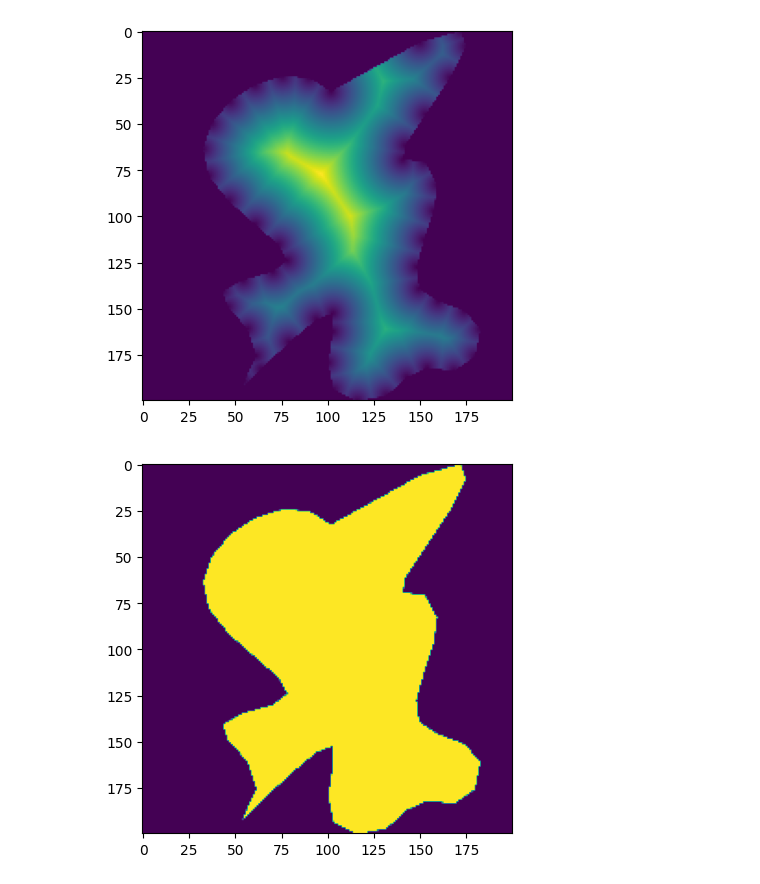
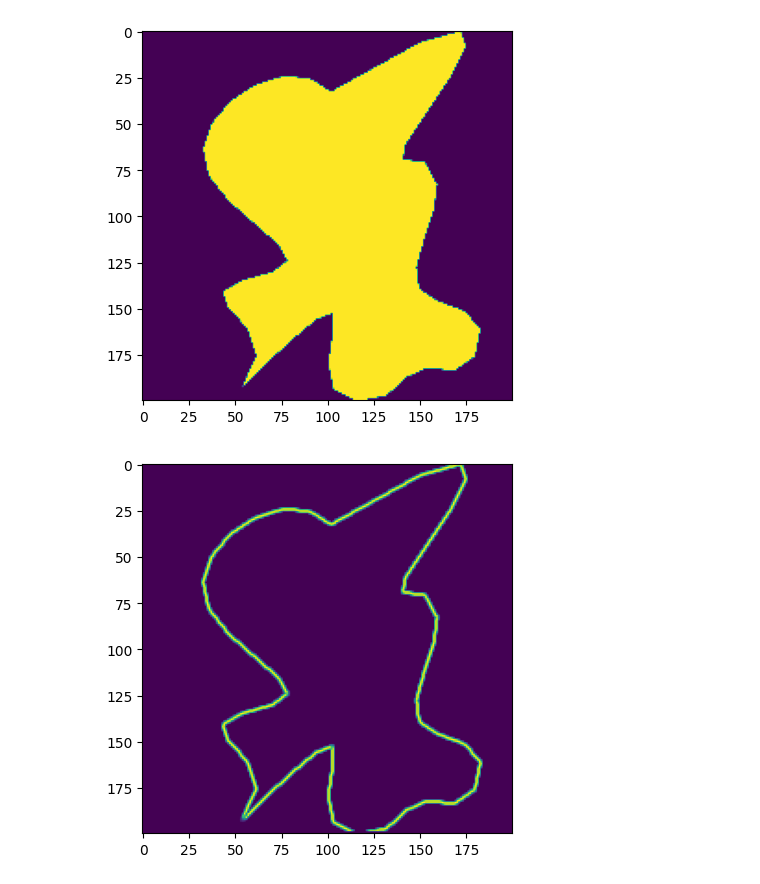
Before and after one commit to antoinehabis/torch_contour, a Jupyter notebook: test.ipynb, the cells around one changed output. Drawn from its saved outputs; the diff is of its cells as text; code cells hidden in the pictures.

Commit message:
fix the draw contour layer

```diff
--- a/test.ipynb
+++ b/test.ipynb
@@ -1,5 +1,5 @@
 # %%
-from torch_contour.torch_contour1 import area, perimeter, hausdorff_distance, Draw_contour, Contour_to_distance_map, Contour_to_mask, Draw_contour
+from torch_contour.torch_contour import Contour_to_distance_map, Contour_to_mask, Draw_contour
 import torch
 import matplotlib.pyplot as plt
 
@@ -34,92 +34,38 @@ polygons1 = torch.tensor([[[[0.1640, 0.5085],
           [0.9858, 0.6581],
           [0.9355, 0.7131],
           [0.9104, 0.7682],
           [0.9184, 0.8406],
           [0.8799, 0.8974],
           [0.8058, 0.9121],
           [0.7568, 0.8694],
           [0.7305, 0.7982],
           [0.6964, 0.7466],
           [0.6378, 0.7394],
           [0.5639, 0.7597],
           [0.4864, 0.7858],
           [0.4153, 0.7953],
           [0.3524, 0.7609],
           [0.3484, 0.7028],
           [0.3092, 0.7089],
           [0.2255, 0.7632],
           [0.1265, 0.8300],
           [0.0416, 0.8736],
           [0.0000, 0.8584],
           [0.0310, 0.7486],
           [0.1640, 0.5085]]]], dtype=torch.float32)
 
-polygons2 = torch.tensor([[[[0.0460, 0.3955],
-          [0.0000, 0.2690],
-          [0.0179, 0.1957],
-          [0.0789, 0.1496],
-          [0.1622, 0.1049],
-          [0.2495, 0.0566],
-          [0.3287, 0.0543],
-          [0.3925, 0.1280],
-          [0.4451, 0.2231],
-          [0.4928, 0.2692],
-          [0.5436, 0.2215],
-          [0.6133, 0.1419],
-          [0.7077, 0.1118],
-          [0.7603, 0.1569],
-          [0.7405, 0.2511],
-          [0.6742, 0.3440],
-          [0.6042, 0.4099],
-          [0.6036, 0.4780],
-          [0.6693, 0.5520],
-          [0.7396, 0.6100],
-          [0.8190, 0.6502],
-          [0.9172, 0.6815],
-          [0.9818, 0.7310],
-          [0.9605, 0.8186],
-          [0.8830, 0.9023],
-          [0.8048, 0.9205],
-          [0.7506, 0.8514],
-          [0.6597, 0.7975],
-          [0.5866, 0.8195],
-          [0.5988, 0.9145],
-          [0.6419, 1.0000],
-          [0.6529, 0.9978],
-          [0.6253, 0.9186],
-          [0.5714, 0.8027],
-          [0.5035, 0.6905],
-          [0.4340, 0.6223],
-          [0.3713, 0.6260],
-          [0.3116, 0.6854],
-          [0.2478, 0.7748],
-          [0.1732, 0.8687],
-          [0.0892, 0.9420],
-          [0.0353, 0.9737],
-          [0.0452, 0.9514],
-          [0.1028, 0.8855],
-          [0.1831, 0.7907],
-          [0.2610, 0.6817],
-          [0.3113, 0.5730],
-          [0.3090, 0.4793],
-          [0.2289, 0.4153],
-          [0.0460, 0.3955]]]], dtype = torch.float32)
-area_ = area(polygons1)
-perimeter_ = perimeter(polygons1)
-hausdorff_dists = hausdorff_distance(polygons1, polygons2)
+
+Mask = Contour_to_mask(200)
+Draw = Draw_contour(200)
+Dmap = Contour_to_distance_map(200)
 
 
-Dmap = Contour_to_distance_map(200)
-Mask = Contour_to_mask(200)
-Draw = Draw_contour(200)
-
-
-plt.imshow(Dmap(polygons1).cpu().detach().numpy()[0,0])
-plt.show()
 plt.imshow(Mask(polygons1).cpu().detach().numpy()[0,0])
 plt.show()
 plt.imshow(Draw(polygons1).cpu().detach().numpy()[0,0])
 plt.show()
+plt.imshow(Dmap(polygons1).cpu().detach().numpy()[0,0])
+plt.show()
 # %% [output]
-[figure, old version]
+[figure, new version]
-[figure, old version]
+[figure, new version]
```
Also changed, not shown: parts of 1 cell of this notebook, 4 other files.
